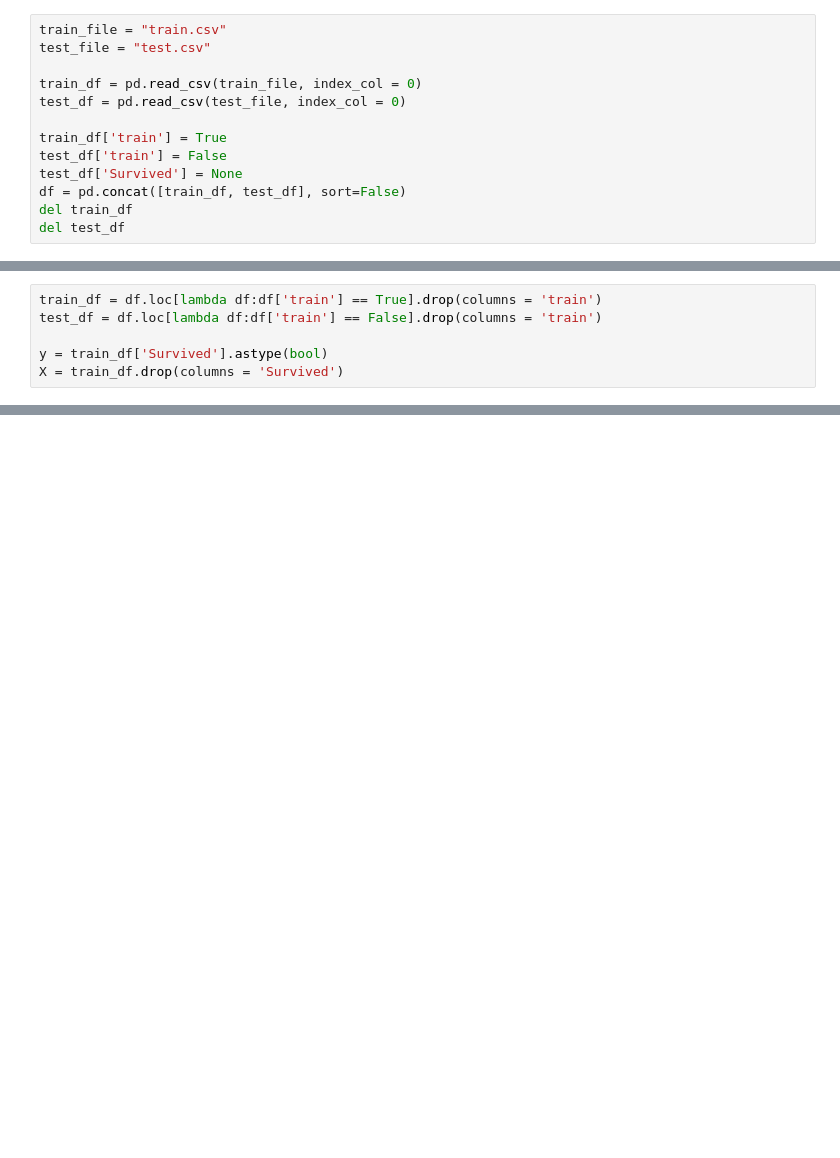
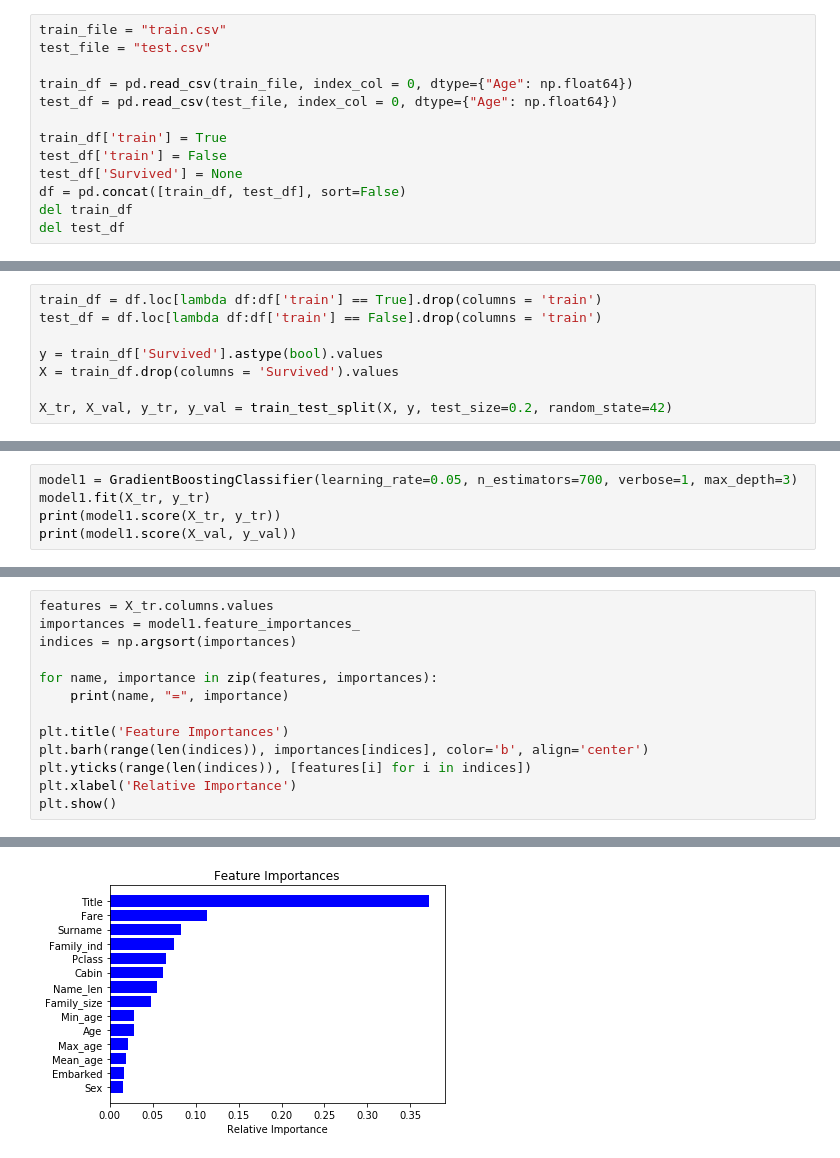
Before and after one commit to trmonich/titanic, a Jupyter notebook: model.ipynb, the cells around one changed output, grey strips where cells are left out. Drawn from its saved outputs; the diff is of its cells as text; blank space fills up the shorter version.

Commit message:
test deep

```diff
--- a/model.ipynb
+++ b/model.ipynb
@@ -8,8 +25,8 @@ from sklearn.ensemble import GradientBoostingClassifier
 train_file = "train.csv"
 test_file = "test.csv"
 
-train_df = pd.read_csv(train_file, index_col = 0)
-test_df = pd.read_csv(test_file, index_col = 0)
+train_df = pd.read_csv(train_file, index_col = 0, dtype={"Age": np.float64})
+test_df = pd.read_csv(test_file, index_col = 0, dtype={"Age": np.float64})
 
 train_df['train'] = True
 test_df['train'] = False
@@ -111,5 +149,7 @@ PassengerId
 train_df = df.loc[lambda df:df['train'] == True].drop(columns = 'train')
 test_df = df.loc[lambda df:df['train'] == False].drop(columns = 'train')
 
-y = train_df['Survived'].astype(bool)
-X = train_df.drop(columns = 'Survived')
+y = train_df['Survived'].astype(bool).values
+X = train_df.drop(columns = 'Survived').values
+
+X_tr, X_val, y_tr, y_val = train_test_split(X, y, test_size=0.2, random_state=42)
@@ -169,0 +156,5 @@ array([[[13.],
+# %%
+model1 = GradientBoostingClassifier(learning_rate=0.05, n_estimators=700, verbose=1, max_depth=3)
+model1.fit(X_tr, y_tr)
+print(model1.score(X_tr, y_tr))
+print(model1.score(X_val, y_val))
@@ -169,0 +179,14 @@ array([[[13.],
+# %%
+features = X_tr.columns.values
+importances = model1.feature_importances_
+indices = np.argsort(importances)
+
+for name, importance in zip(features, importances):
+    print(name, "=", importance)
+
+plt.title('Feature Importances')
+plt.barh(range(len(indices)), importances[indices], color='b', align='center')
+plt.yticks(range(len(indices)), [features[i] for i in indices])
+plt.xlabel('Relative Importance')
+plt.show()
+# %% [output]
@@ -169,0 +207 @@ array([[[13.],
+[figure, added]
```
Also changed, not shown: parts of 15 cells of this notebook.
